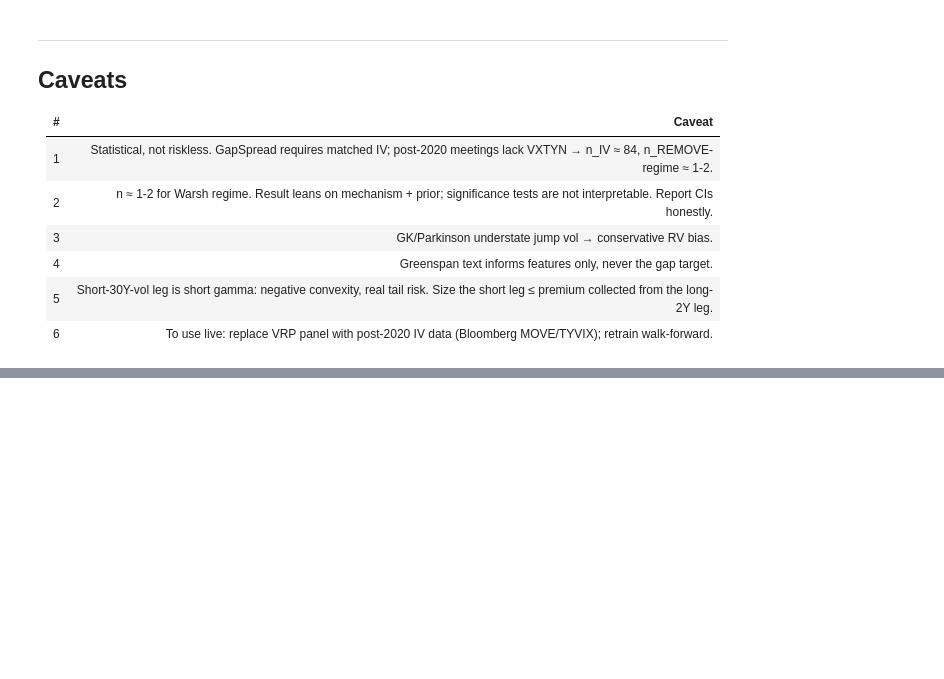
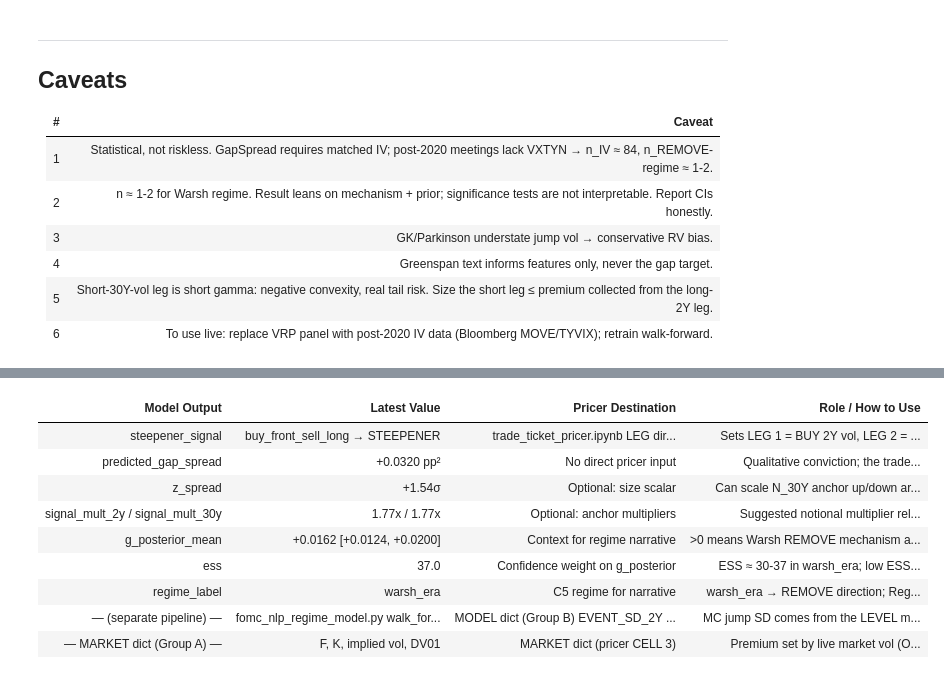
Before and after one commit to ZinuoS/fomc-vol-study, a Jupyter notebook: fomc_spread_model.ipynb, the cells around one changed output, grey strips where cells are left out. Drawn from its saved outputs; the diff is of its cells as text; code cells hidden in the pictures; blank space fills up the shorter version.

Commit message:
fomc_spread_model: add Section 5 trade signal summary (dashboard, history chart, pricer handoff)

```diff
--- a/fomc_spread_model.ipynb
+++ b/fomc_spread_model.ipynb
@@ -1672,0 +1925,74 @@ else:
+# %%
+# 5C — Model → Pricer handoff table
+
+import pandas as pd
+from IPython.display import display as _d
+
+latest = preds.iloc[-1]
+
+_rows = [
+    # (Model output, Value, Pricer destination, Role / how to use)
+    ('steepener_signal',
+     latest['steepener_signal'].replace('buy_front_sell_long','buy_front_sell_long\n→ STEEPENER'),
+     'trade_ticket_pricer.ipynb\nLEG direction',
+     'Sets LEG 1 = BUY 2Y vol, LEG 2 = SELL 30Y vol when buy_front_sell_long'),
+
+    ('predicted_gap_spread',
+     f'{float(latest["predicted_gap_spread"]):+.4f} pp²',
+     'No direct pricer input',
+     'Qualitative conviction; the trade is sized by vega-neutral rule, not GapSpread level'),
+
+    ('z_spread',
+     f'{float(latest["z_spread"]):+.2f}σ',
+     'Optional: size scalar',
+     'Can scale N_30Y anchor up/down around the desk minimum; NOT a required input'),
+
+    ('signal_mult_2y  /  signal_mult_30y',
+     f'{float(latest["signal_mult_2y"]):.2f}x  /  {float(latest["signal_mult_30y"]):.2f}x',
+     'Optional: anchor multipliers',
+     'Suggested notional multiplier relative to desk-minimum if using signal-scaled sizing'),
+
+    ('g_posterior_mean',
+     f'{float(latest["g_posterior_mean"]):+.4f}  [{float(latest["g_posterior_ci_lo"]):+.4f}, {float(latest["g_posterior_ci_hi"]):+.4f}]',
+     'Context for regime narrative',
+     '>0 means Warsh REMOVE mechanism active; CI width = model uncertainty (wide → lean on prior)'),
+
+    ('ess',
+     f'{float(latest["ess"]):.1f}',
+     'Confidence weight on g_posterior',
+     'ESS ≈ 30-37 in warsh_era; low ESS → g estimate is prior-dominated, not data-driven'),
+
+    ('regime_label',
+     latest['regime_label'],
+     'C5 regime for narrative',
+     'warsh_era → REMOVE direction; RegimeTransition=1 activates g = f1 × RegimeTransition term'),
+
+    ('— (separate pipeline) —',
+     'fomc_nlp_regime_model.py\nwalk_forward_full()',
+     'MODEL dict (Group B)\nEVENT_SD_2Y / 30Y_BPS_DAY',
+     'MC jump SD comes from the LEVEL model, NOT from GapSpread model. Never conflate.'),
+
+    ('— MARKET dict (Group A) —',
+     'F, K, implied vol, DV01',
+     'MARKET dict\n(pricer CELL 3)',
+     'Premium set by live market vol (OMON / BGN); independent of GapSpread prediction'),
+]
+
+df_ho = pd.DataFrame(_rows, columns=['Model Output', 'Latest Value', 'Pricer Destination', 'Role / How to Use'])
+
+def _style_ho(df):
+    def _cr(row):
+        if '(separate pipeline)' in str(row['Model Output']) or 'MARKET dict' in str(row['Model Output']):
+            return ['background:#fff8e8'] * len(row)
+        return ['background:#f0f4fb' if row.name % 2 == 0 else 'background:white'] * len(row)
+    return (df.style
+              .apply(_cr, axis=1)
+              .set_caption('Model → Pricer Handoff  |  YELLOW rows = separate pipelines, do not conflate')
+              .set_properties(**{'font-size': '11px', 'text-align': 'left', 'white-space': 'pre-wrap'})
+              .hide(axis='index'))
+
+_d(_style_ho(df_ho))
+print('\nKey invariant: GapSpread model sets DIRECTION only.')
+print('Premium is always from MARKET implied vol (Group A).')
+print('MC jump is always from LEVEL model EVENT_SD (Group B).')
+# %% [output]
@@ -1672,0 +2000,10 @@ else:
+| Model Output | Latest Value | Pricer Destination | Role / How to Use |
+| steepener_signal | buy_front_sell_long → STEEPENER | trade_ticket_pricer.ipynb LEG dir... | Sets LEG 1 = BUY 2Y vol, LEG 2 = ... |
+| predicted_gap_spread | +0.0320 pp² | No direct pricer input | Qualitative conviction; the trade... |
+| z_spread | +1.54σ | Optional: size scalar | Can scale N_30Y anchor up/down ar... |
+| signal_mult_2y / signal_mult_30y | 1.77x / 1.77x | Optional: anchor multipliers | Suggested notional multiplier rel... |
+| g_posterior_mean | +0.0162 [+0.0124, +0.0200] | Context for regime narrative | >0 means Warsh REMOVE mechanism a... |
+| ess | 37.0 | Confidence weight on g_posterior | ESS ≈ 30-37 in warsh_era; low ESS... |
+| regime_label | warsh_era | C5 regime for narrative | warsh_era → REMOVE direction; Reg... |
+| — (separate pipeline) — | fomc_nlp_regime_model.py walk_for... | MODEL dict (Group B) EVENT_SD_2Y ... | MC jump SD comes from the LEVEL m... |
+| — MARKET dict (Group A) — | F, K, implied vol, DV01 | MARKET dict (pricer CELL 3) | Premium set by live market vol (O... |
```
Also changed, not shown: parts of 8 cells of this notebook, 2 other files.
